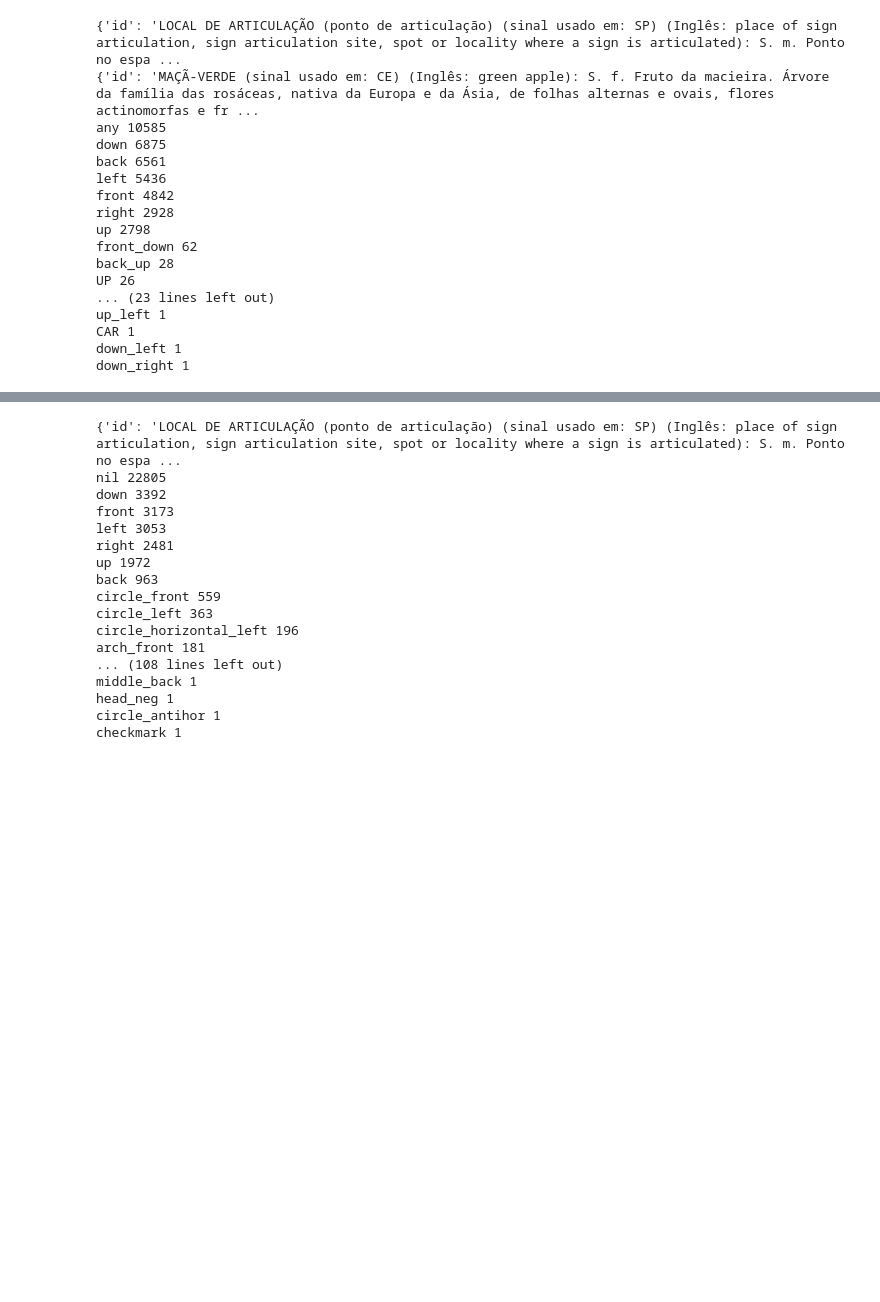
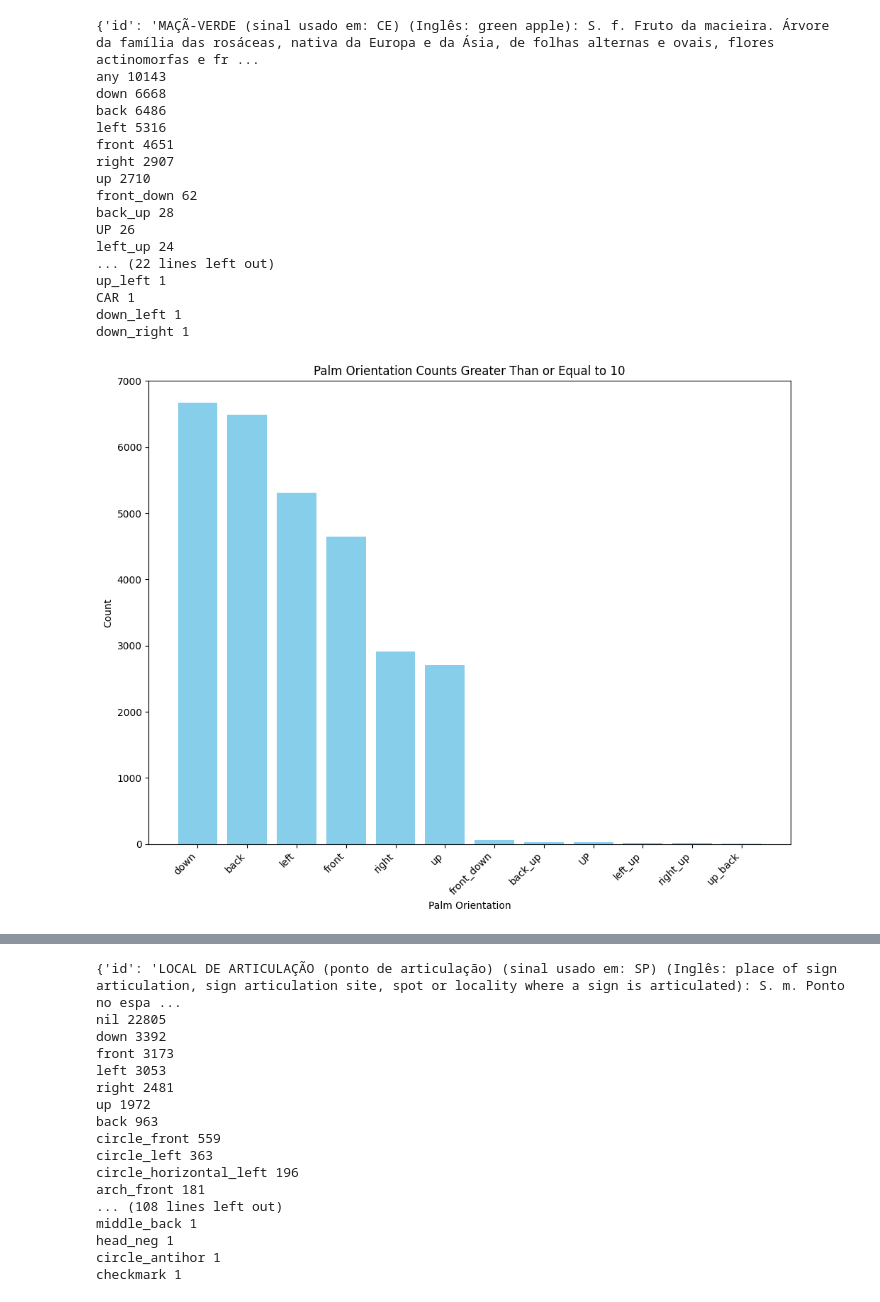
Before and after one commit to folhascadentes/mamao-libras-dict, a Jupyter notebook: analysis.ipynb, the cells around one changed output, grey strips where cells are left out. Cells and saved outputs as stored; diff of their text form; code cells hidden in the pictures; blank space fills up the shorter version.

```diff
--- a/analysis.ipynb
+++ b/analysis.ipynb
@@ -343,41 +397,65 @@ S 1
 # %%
 palm_orientation = {}
 
 for sign in signs:
     try:
-        for content in sign["content"]:
-            palm_orientation_right = content.get("right", {}).get("palm_orientation", "any")
+        for content in sign["content"][:4]:
+            palm_orientation_right = content.get("right", {}).get(
+                "palm_orientation", "any"
+            )
             palm_orientation[palm_orientation_right] = (
                 palm_orientation.get(palm_orientation_right, 0) + 1
             )
 
-            palm_orientation_left = content.get("left", {}).get("palm_orientation", "any")
+            palm_orientation_left = content.get("left", {}).get(
+                "palm_orientation", "any"
+            )
             palm_orientation[palm_orientation_left] = (
                 palm_orientation.get(palm_orientation_left, 0) + 1
             )
     except:
         print(sign)
 
 for k, v in sorted(palm_orientation.items(), key=lambda item: item[1], reverse=True):
     print(k, v)
+
+filtered_palm_orientation = {
+    orientation: count for orientation, count in palm_orientation.items() if count >= 10
+}
+
+sorted_palm_orientation = sorted(
+    filtered_palm_orientation.items(), key=lambda item: item[1], reverse=True
+)[1:50]
+
+orientations, counts = zip(*sorted_palm_orientation)
+
+plt.figure(figsize=(10, 8))
+plt.bar(orientations, counts, color="skyblue")
+plt.xlabel("Palm Orientation")
+plt.ylabel("Count")
+plt.title("Palm Orientation Counts Greater Than or Equal to 10")
+plt.xticks(rotation=45, ha="right")
+plt.tight_layout()
+plt.show()
 # %% [output]
-{'id': 'LOCAL DE ARTICULAÇÃO (ponto de articulação) (sinal usado em: SP) (Inglês: place of sign articulation, sign articulation site, spot or locality where a sign is articulated): S. m. Ponto no espa ...
 {'id': 'MAÇÃ-VERDE (sinal usado em: CE) (Inglês: green apple): S. f. Fruto da macieira. Árvore da família das rosáceas, nativa da Europa e da Ásia, de folhas alternas e ovais, flores actinomorfas e fr ...
-any 10585
-down 6875
-back 6561
-left 5436
-front 4842
-right 2928
-up 2798
+any 10143
+down 6668
+back 6486
+left 5316
+front 4651
+right 2907
+up 2710
 front_down 62
 back_up 28
 UP 26
-... (23 lines left out)
+left_up 24
+... (22 lines left out)
 up_left 1
 CAR 1
 down_left 1
 down_right 1
+[figure, added]
 # %%
 fingers_orientation = {}
 
```
Also changed, not shown: parts of 9 cells of this notebook.
